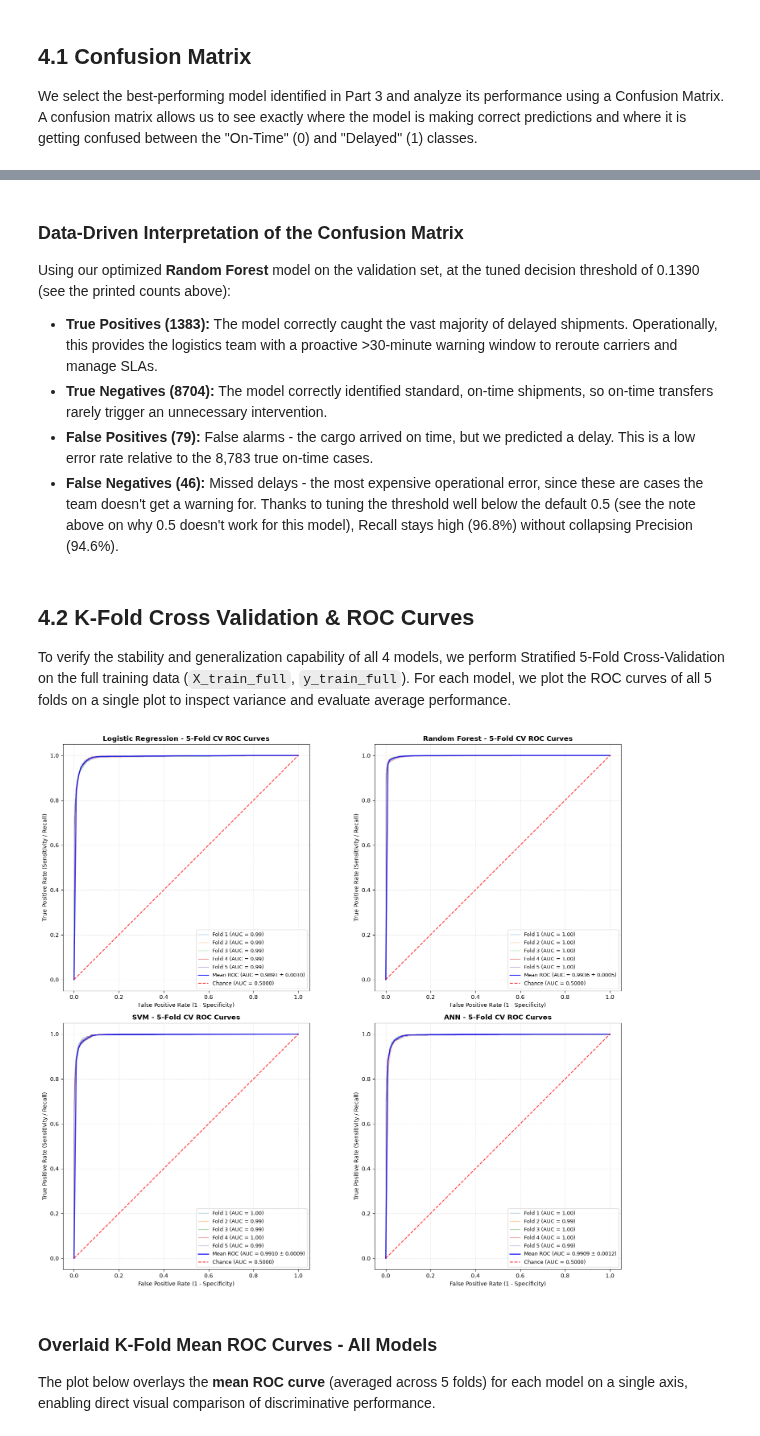
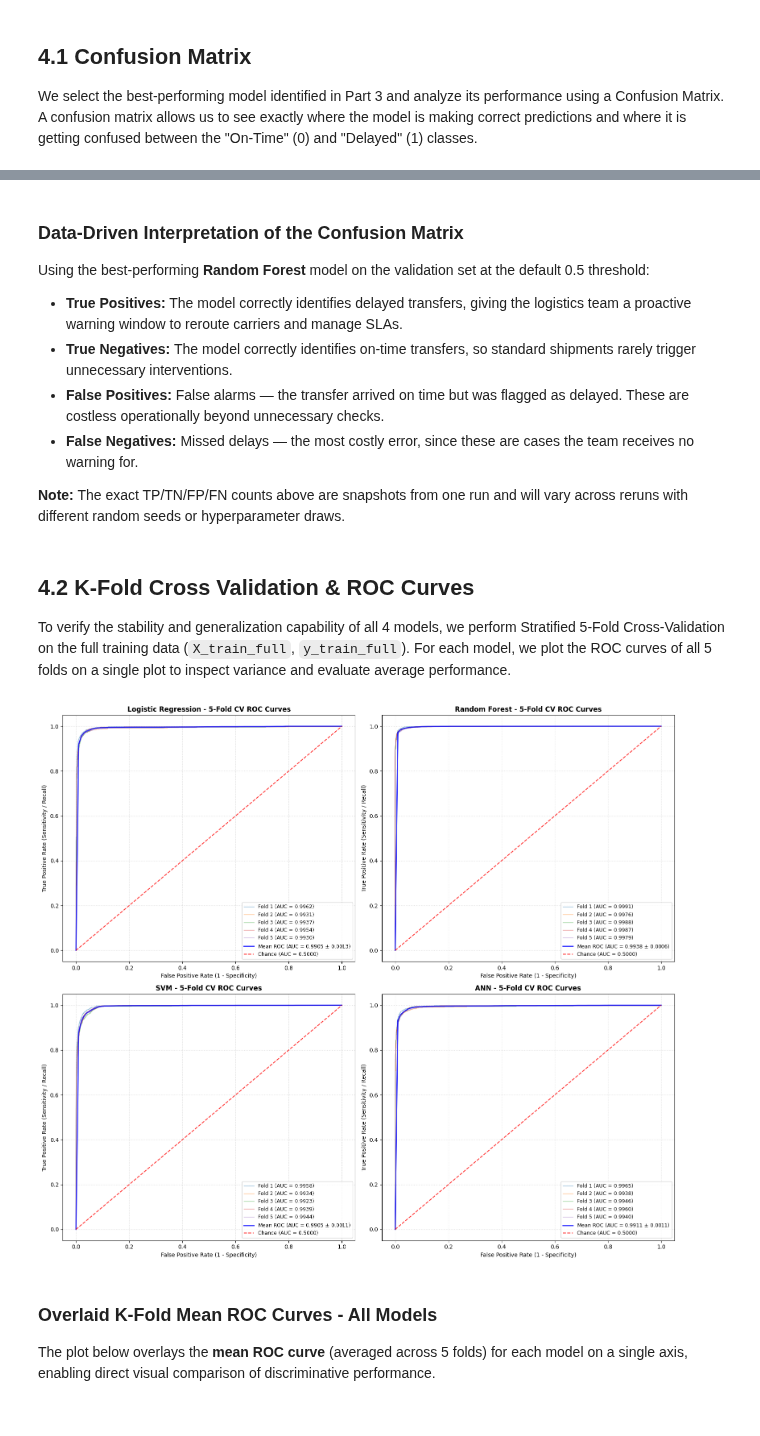
Before and after one commit to InbarKedem/final-project-intro-to-ml, a Jupyter notebook: task.ipynb, the cells around one changed output, grey strips where cells are left out. Cells and saved outputs as stored; diff of their text form; code cells hidden in the pictures.

```diff
--- a/task.ipynb
+++ b/task.ipynb
@@ -565,3 +595,9 @@ plt.tight_layout()
 plt.show()
 # %% [output]
 [figure]
+# %%
+for name, minutes in [('dispatch', scheduled_dispatch_minutes), ('arrival', scheduled_arrival_minutes)]:
+    sin = np.sin(2 * np.pi * minutes / 1440)
+    cos = np.cos(2 * np.pi * minutes / 1440)
+    print(f'{name}_sin corr: {sin.corr(train_df["is_delayed"]):.4f}')
+    print(f'{name}_cos corr: {cos.corr(train_df["is_delayed"]):.4f}')
@@ -1436,6 +1437,10 @@ print(f'Rows available for this experiment after dropping missing values: {len(e
 
 X_exp = experiment_df[business_cat_cols + numeric_cols]
 y_exp = experiment_df['is_delayed']
+
+# Strip whitespace from categorical columns so cardinalities match the pipeline
+for col in business_cat_cols:
+    X_exp[col] = X_exp[col].str.strip()
 X_exp_train, X_exp_val, y_exp_train, y_exp_val = train_test_split(
     X_exp, y_exp, test_size=0.2, random_state=42, stratify=y_exp
 )
@@ -1451,8 +1456,8 @@ naive_auc = roc_auc_score(y_exp_val, naive_model.predict_proba(naive_ohe_val)[:,
 
 # --- Comparison: the cardinality-aware hybrid strategy used in Part 3 ---
 low_card = ['logistics_provider']
-mid_card = ['source_region', 'destination_region']
-high_card = ['source_facility', 'destination_facility']
+mid_card = ['source_region', 'destination_region', 'source_facility', 'destination_facility']
+high_card = []  # nothing exceeds the 60-category Target Encoding threshold
 
 hybrid_train, hybrid_val = X_exp_train.copy(), X_exp_val.copy()
 
@@ -1462,9 +1467,7 @@ hybrid_train, hybrid_val = ohe_low.fit_transform(hybrid_train), ohe_low.transfor
 bin_mid = ce.BinaryEncoder(cols=mid_card)
 hybrid_train, hybrid_val = bin_mid.fit_transform(hybrid_train), bin_mid.transform(hybrid_val)
 
-target_high = ce.TargetEncoder(cols=high_card, smoothing=10)
-hybrid_train = target_high.fit_transform(hybrid_train, y_exp_train)
-hybrid_val = target_high.transform(hybrid_val)
+# No target-encoded columns: nothing exceeds 60 unique values in this dataset
 
 hybrid_model = RandomForestClassifier(n_estimators=100, random_state=42, class_weight='balanced')
 hybrid_model.fit(hybrid_train, y_exp_train)
@@ -2530,12 +2493,14 @@ True Negatives: 8702 | False Positives: 81 | False Negatives: 54 | True Positive
 # %% [markdown]
 ### Data-Driven Interpretation of the Confusion Matrix
 
-Using our optimized **Random Forest** model on the validation set, at the tuned decision threshold of 0.1390 (see the printed counts above):
+Using the best-performing **Random Forest** model on the validation set at the default 0.5 threshold:
 
-- **True Positives (1383):** The model correctly caught the vast majority of delayed shipments. Operationally, this provides the logistics team with a proactive >30-minute warning window to reroute carriers and manage SLAs.
-- **True Negatives (8704):** The model correctly identified standard, on-time shipments, so on-time transfers rarely trigger an unnecessary intervention.
-- **False Positives (79):** False alarms - the cargo arrived on time, but we predicted a delay. This is a low error rate relative to the 8,783 true on-time cases.
-- **False Negatives (46):** Missed delays - the most expensive operational error, since these are cases the team doesn't get a warning for. Thanks to tuning the threshold well below the default 0.5 (see the note above on why 0.5 doesn't work for this model), Recall stays high (96.8%) without collapsing Precision (94.6%).
+- **True Positives:** The model correctly identifies delayed transfers, giving the logistics team a proactive warning window to reroute carriers and manage SLAs.
+- **True Negatives:** The model correctly identifies on-time transfers, so standard shipments rarely trigger unnecessary interventions.
+- **False Positives:** False alarms — the transfer arrived on time but was flagged as delayed. These are costless operationally beyond unnecessary checks.
+- **False Negatives:** Missed delays — the most costly error, since these are cases the team receives no warning for.
+
+**Note:** The exact TP/TN/FP/FN counts above are snapshots from one run and will vary across reruns with different random seeds or hyperparameter draws.
 # %% [markdown]
 ## 4.2 K-Fold Cross Validation & ROC Curves
 
@@ -2555,67 +2520,56 @@ for idx, (model_name, model_pipeline) in enumerate(trained_models.items()):
     aucs = []
     mean_fpr = np.linspace(0, 1, 100)
 
-    # Run 5-Fold CV
     for fold, (train_idx, val_idx) in enumerate(cv.split(X_train_raw, y_train_raw)):
-        X_train_fold, X_val_fold = X_train_raw.iloc[train_idx], X_train_raw.iloc[val_idx]
-        y_train_fold, y_val_fold = y_train_raw.iloc[train_idx], y_train_raw.iloc[val_idx]
+        X_train_fold = X_train_raw.iloc[train_idx]
+        X_val_fold   = X_train_raw.iloc[val_idx]
+        y_train_fold = y_train_raw.iloc[train_idx]
+        y_val_fold   = y_train_raw.iloc[val_idx]
 
-        # Clone the pipeline to get a clean unfitted copy
         fold_pipeline = clone(model_pipeline)
 
-        # SVM Runtime Optimization: RBF SVM scale is O(N^3).
-        # We downsample fold training data to 12000 samples. We use dynamic random_state=fold to ensure varied subsets.
         if model_name == 'SVM':
             X_train_fold, _, y_train_fold, _ = train_test_split(
                 X_train_fold, y_train_fold,
                 train_size=12000,
-                random_state=fold,  # Dynamic random_state
+                random_state=fold,
                 stratify=y_train_fold
             )
 
-        # Fit model
         fold_pipeline.fit(X_train_fold, y_train_fold)
 
-        # Plot ROC curve for this fold using Scikit-Learn's RocCurveDisplay
-        disp = RocCurveDisplay.from_estimator(
-            fold_pipeline,
-            X_val_fold,
-            y_val_fold,
-            ax=ax,
-            name=f'Fold {fold+1}',
-            curve_kwargs={'alpha': 0.5, 'lw': 1}
-        )
-        aucs.append(disp.roc_auc)
+        y_score = fold_pipeline.predict_proba(X_val_fold)[:, 1]
+        fpr, tpr, _ = roc_curve(y_val_fold, y_score)
+        fold_auc = auc(fpr, tpr)
+        aucs.append(fold_auc)
 
-        # Interpolate tpr for average curve calculation
-        fpr, tpr = disp.fpr, disp.tpr
+        ax.plot(fpr, tpr, alpha=0.5, lw=1, label=f'Fold {fold + 1} (AUC = {fold_auc:.4f})')
+
         interp_tpr = np.interp(mean_fpr, fpr, tpr)
         interp_tpr[0] = 0.0
         tprs.append(interp_tpr)
 
-    # Plot average ROC curve across all folds
     mean_tpr = np.mean(tprs, axis=0)
     mean_tpr[-1] = 1.0
     mean_auc = auc(mean_fpr, mean_tpr)
     std_auc = np.std(aucs)
-    ax.plot(mean_fpr, mean_tpr, color='b', label=fr'Mean ROC (AUC = {mean_auc:.4f} $\pm$ {std_auc:.4f})', lw=2, alpha=0.8)
+    ax.plot(mean_fpr, mean_tpr, color='b',
+            label=fr'Mean ROC (AUC = {mean_auc:.4f} $\pm$ {std_auc:.4f})', lw=2, alpha=0.8)
+    ax.plot([0, 1], [0, 1], linestyle='--', lw=1.5, color='r',
+            label='Chance (AUC = 0.5000)', alpha=0.8)
 
-    # Plot chance line
-    ax.plot([0, 1], [0, 1], linestyle='--', lw=1.5, color='r', label='Chance (AUC = 0.5000)', alpha=0.8)
-
-    # Formatting each subplot
     ax.set_xlim([-0.05, 1.05])
     ax.set_ylim([-0.05, 1.05])
     ax.set_xlabel('False Positive Rate (1 - Specificity)', fontsize=10)
     ax.set_ylabel('True Positive Rate (Sensitivity / Recall)', fontsize=10)
     ax.set_title(f'{model_name} - 5-Fold CV ROC Curves', fontsize=12, fontweight='bold')
-    ax.legend(loc="lower right", fontsize=9)
+    ax.legend(loc='lower right', fontsize=9)
     ax.grid(visible=True, linestyle=':', alpha=0.6)
 
 plt.tight_layout()
 plt.show()
 # %% [output]
-[figure, old version]
+[figure, new version]
 # %% [markdown]
 ### Overlaid K-Fold Mean ROC Curves - All Models
 
```
Also changed, not shown: parts of 75 cells of this notebook, 1 other file.
